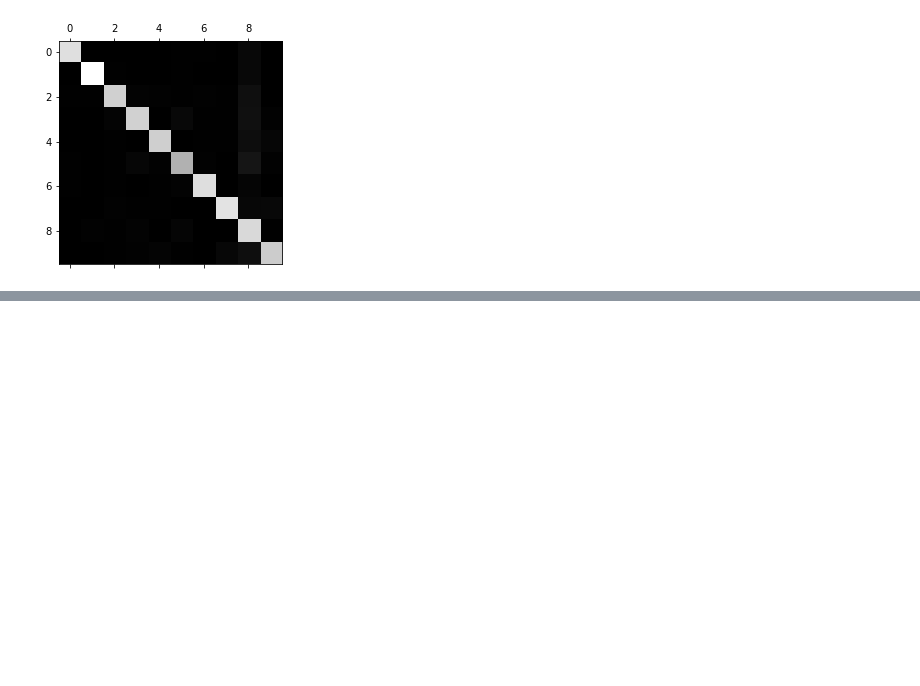
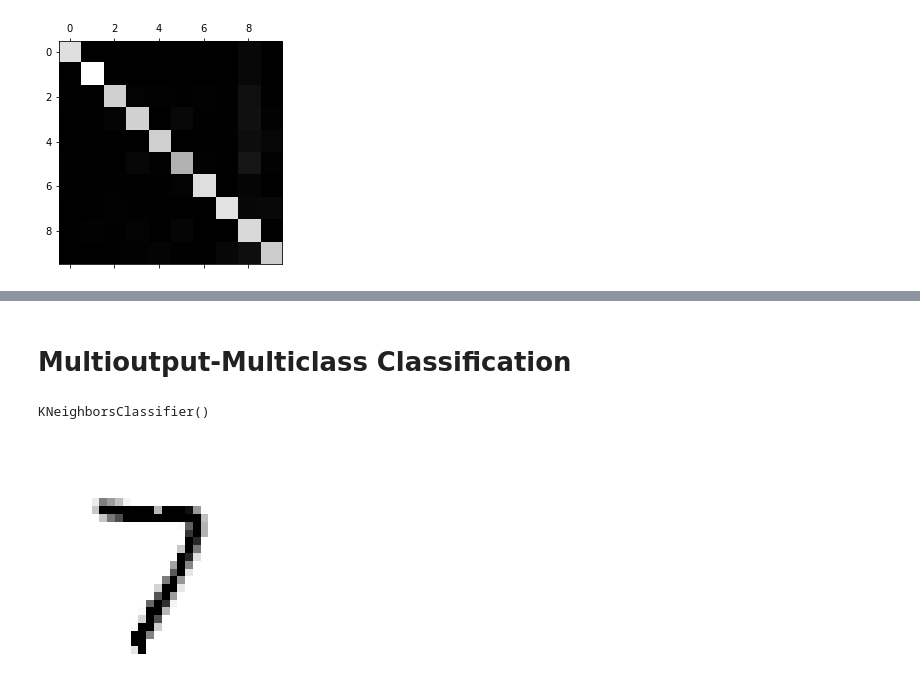
Before and after one commit to trevenue44/ml101, a Jupyter notebook: Classification/01 MNIST Dataset/mnist_main.ipynb, the cells around one changed output, grey strips where cells are left out. Drawn from its saved outputs; the diff is of its cells as text; code cells hidden in the pictures; blank space fills up the shorter version.

```diff
--- a/Classification/01 MNIST Dataset/mnist_main.ipynb
+++ b/Classification/01 MNIST Dataset/mnist_main.ipynb
@@ -282,0 +317,27 @@ plt.show()
+# %% [markdown]
+# Multioutput-Multiclass Classification
+# %%
+# adding some noise to the original images
+
+noise = np.random.randint(0, 100, (len(X_train), 784))
+X_train_mod = X_train + noise
+noise = np.random.randint(0, 100, (len(X_test), 784))
+X_test_mod = X_test + noise
+y_train_mod = X_train
+y_test_mod = X_test
+# %%
+some_index = 0
+# %%
+knn_clf.fit(X_train_mod, y_train_mod)
+# %% [output]
+KNeighborsClassifier()
+# %%
+clean_digit = knn_clf.predict([X_test_mod[some_index]])
+# %%
+clean_digit_image = clean_digit.reshape(28, 28)
+
+plt.imshow(clean_digit_image, cmap='binary')
+plt.axis("off")
+plt.show()
+# %% [output]
+[figure, added]
```
Also changed, not shown: parts of 8 cells of this notebook.
